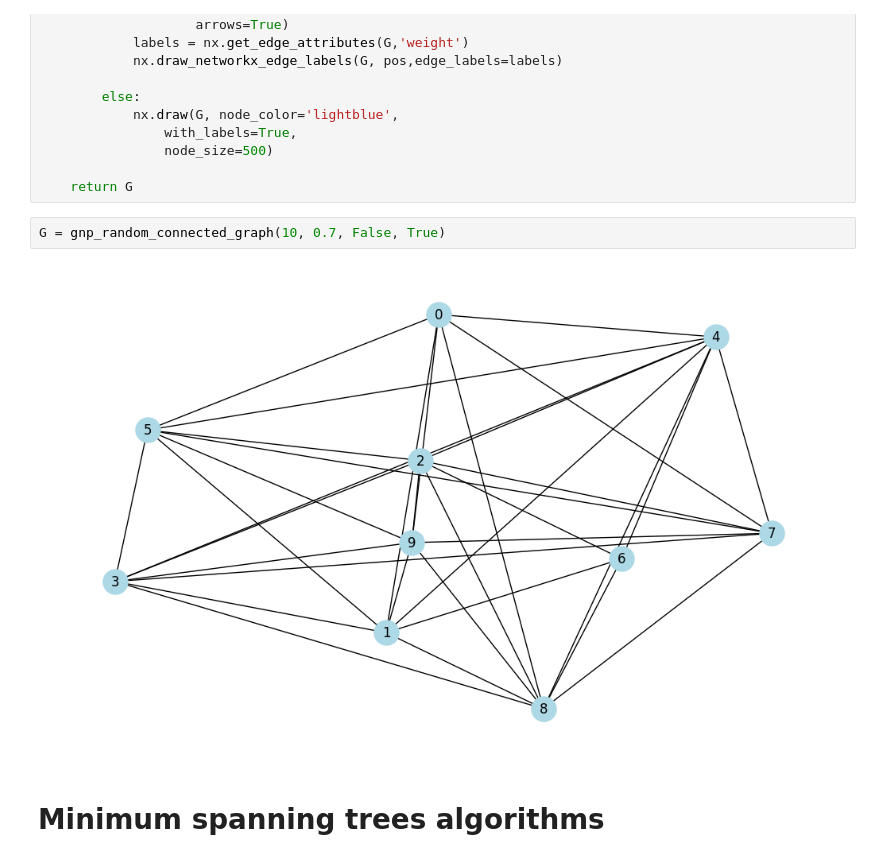
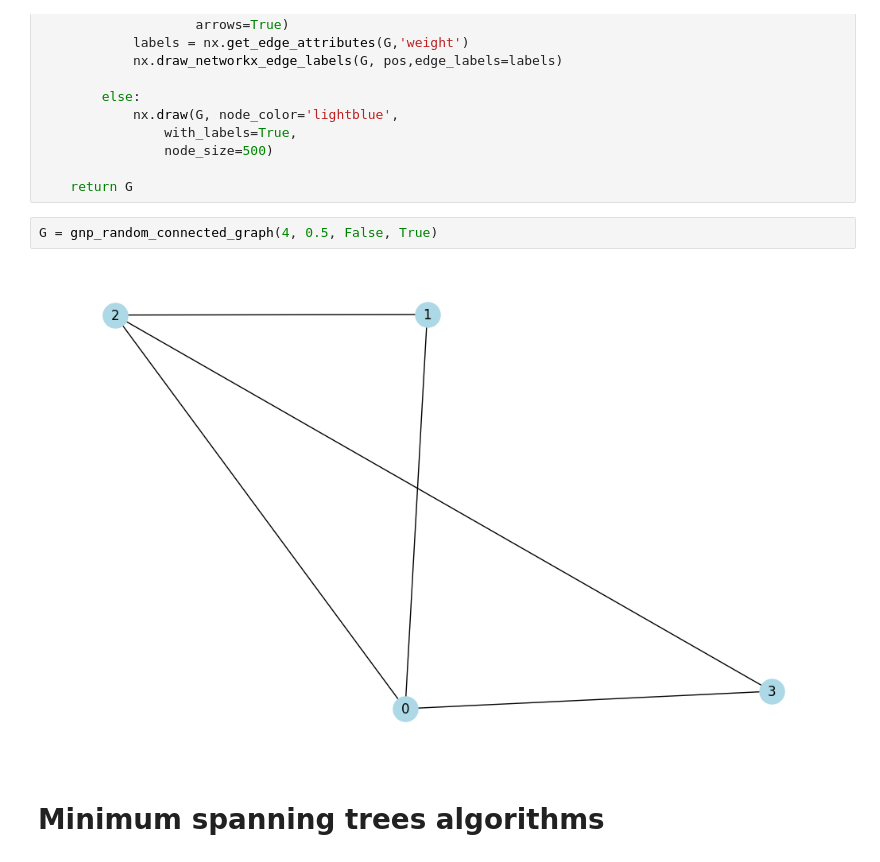
Before and after one commit to Zhukowych/22-lab-graph-algorithms, a Jupyter notebook: 1.1/MST-algorithms.ipynb, the cells around one changed output. Cells and saved outputs as stored; diff of their text form.

```diff
--- a/1.1/MST-algorithms.ipynb
+++ b/1.1/MST-algorithms.ipynb
@@ -81,9 +82,9 @@ def gnp_random_connected_graph(num_of_nodes: int,
 
     return G
 # %%
-G = gnp_random_connected_graph(10, 0.7, False, True)
+G = gnp_random_connected_graph(4, 0.5, False, True)
 # %% [output]
-[figure, old version]
+[figure, new version]
 # %% [markdown]
 # Minimum spanning trees algorithms
 # %% [markdown]
```
Also changed, not shown: parts of 17 cells of this notebook, 3 other files.
